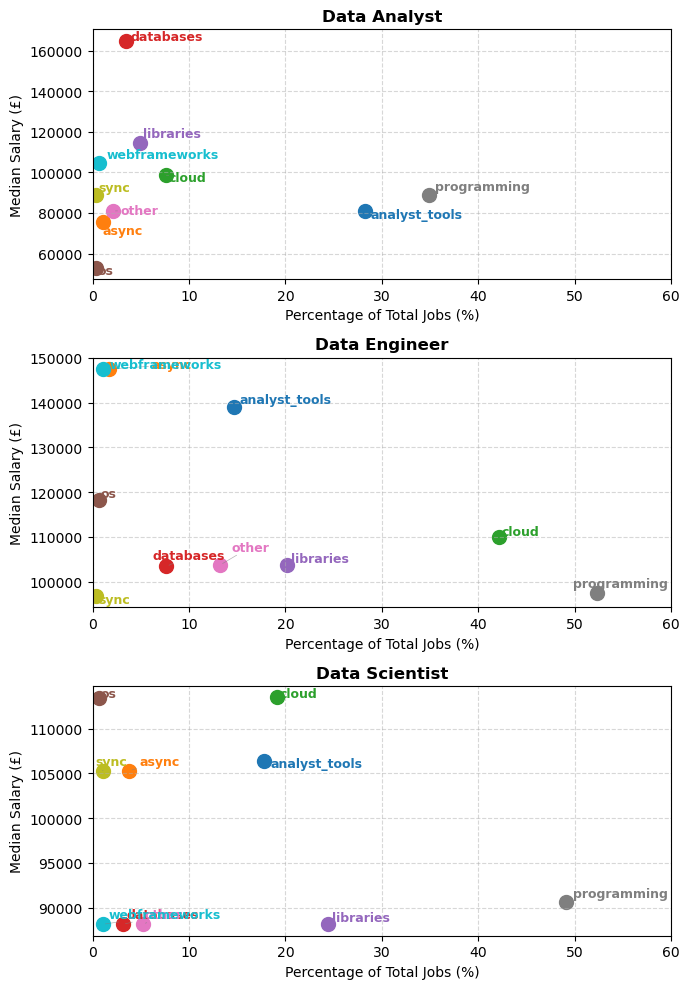
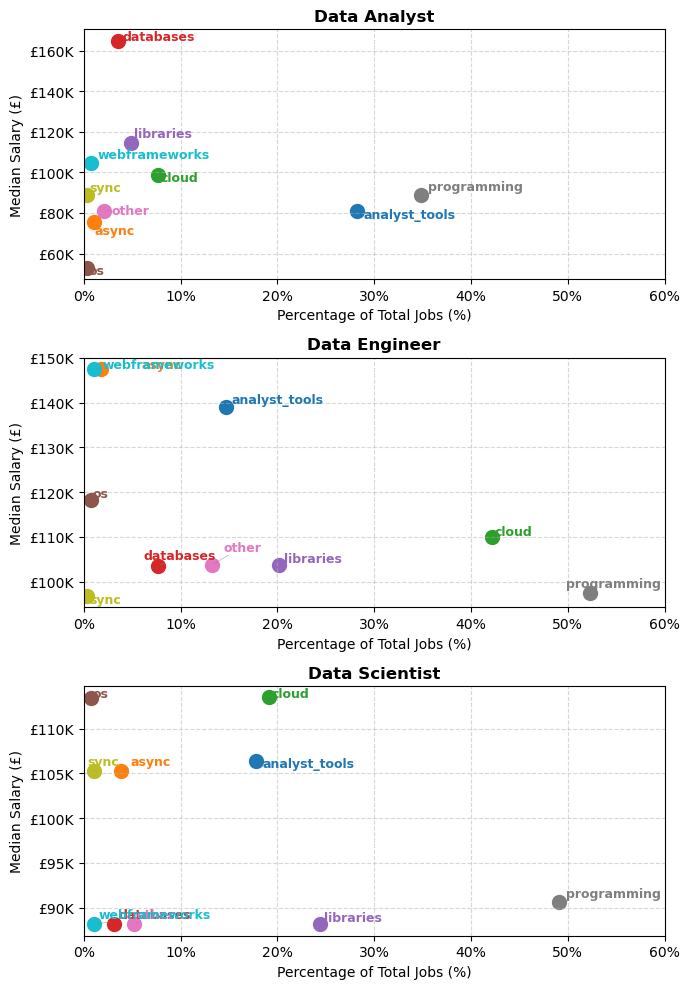
Unified diff of the notebook cell whose output changed from the first chart to the second:
--- before
+++ after
@@ -31,10 +31,14 @@
     
     # Loop row-by-row through the filtered data for this specific job title
+    # Underscore is the redundant index which is not used 
     for _, row in sub_df.iterrows():
         # Look up the predefined, consistent colour for this specific skill type
         point_color = skill_color_map[row["skill_type"]]
         
-        # Draw a single dot on the graph based on percentage (X) and median salary (Y)
-        ax.scatter(row["percentage"], row["median_salary"], color=point_color, s=100)
+        # Draw a dot on the graph based on percentage (X) and median salary (Y)
+        ax.scatter(row["percentage"], 
+                   row["median_salary"], 
+                   color=point_color, 
+                   s=100) # size of each point
         
         # Place text directly over the dot using coordinates (X, Y) and the skill name string
@@ -51,4 +55,10 @@
     ax.set_xlim(0, 60)
     ax.grid(True, linestyle="--", alpha=0.5)
+
+    # Format the x axis ticks with % sign
+    ax.xaxis.set_major_formatter(PercentFormatter(xmax=100, decimals=0))
+    
+    # 2. Format y axis ticks using custom pounds_k function
+    ax.yaxis.set_major_formatter(FuncFormatter(pounds_k))
     
     # 4. RESOLVE LABEL OVERLAPS
@@ -56,4 +66,3 @@
     adjust_text(texts, ax=ax, arrowprops=dict(arrowstyle="-", color="gray", lw=0.5, alpha=0.6))
 
-# Clean up layout spacing to prevent titles and axis labels from clipping or overlapping
 plt.tight_layout()

Commit: Complete walkthrough text for 6_Best_skill_types